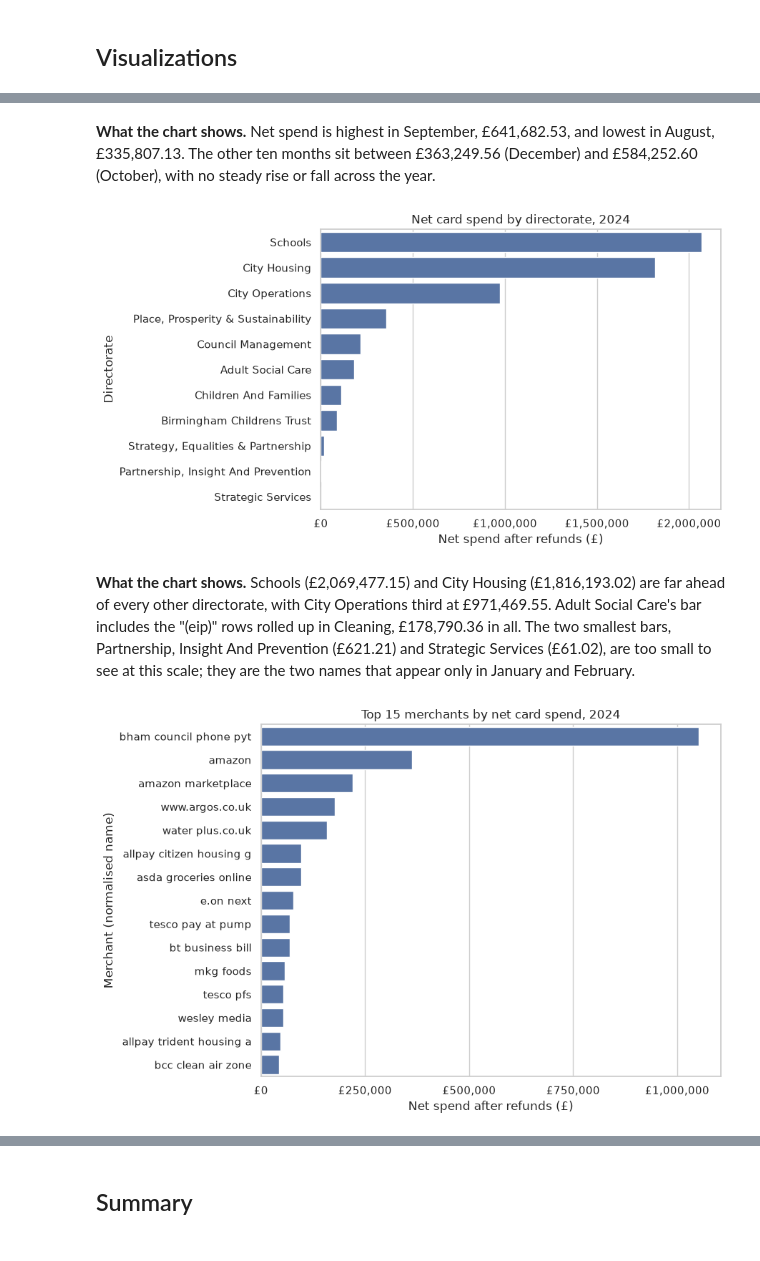
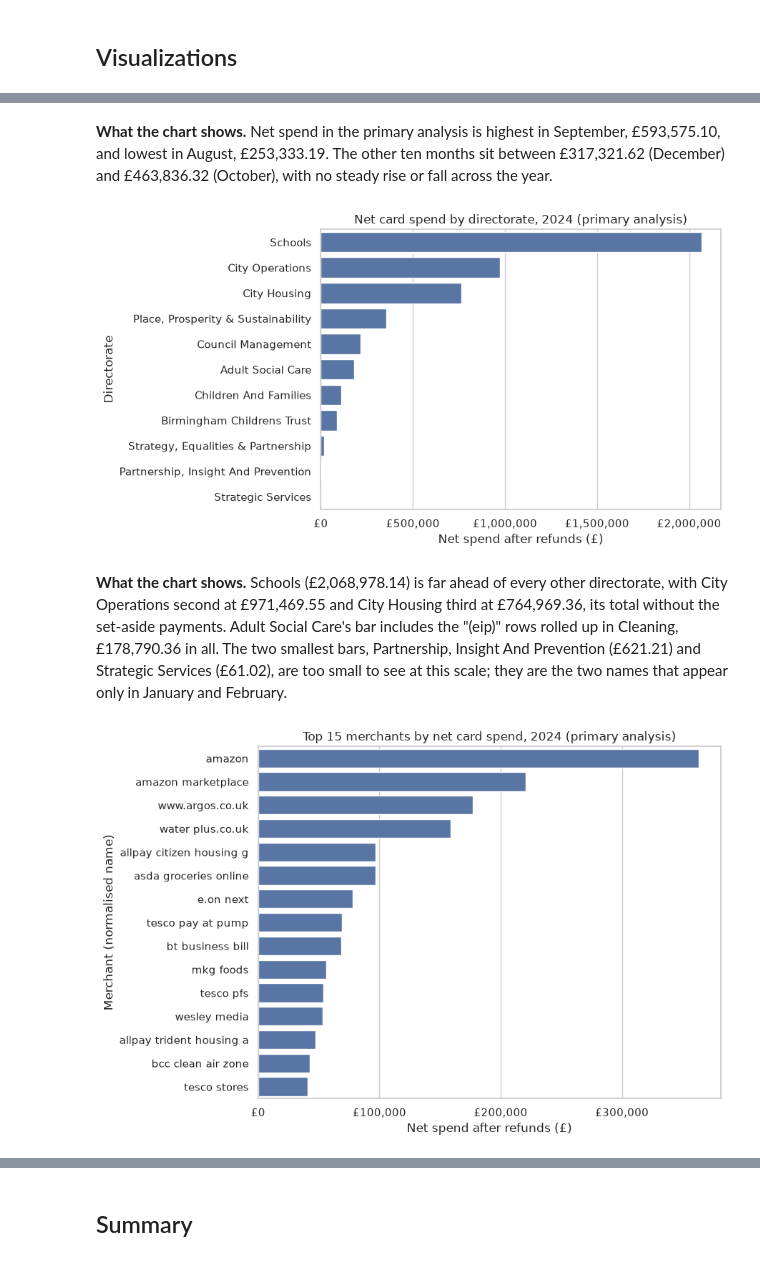
Before and after one commit to PaddyGilliland1/ai-programming-foundations-project, a Jupyter notebook: data_workflow.ipynb, the cells around one changed output, grey strips where cells are left out. Drawn from its saved outputs; the diff is of its cells as text; code cells hidden in the pictures.

Commit message:
Set aside unexplained council phone payments from the primary analysis

```diff
--- a/data_workflow.ipynb
+++ b/data_workflow.ipynb
@@ -491,12 +648,36 @@ def summarise_spend(
     summary["refund_share_pct"] = summary["refund_share_pct"] * 100
     return summary.sort_values("net_total", ascending=False)
 # %%
-spend = clean.assign(month=clean["transaction_date"].dt.strftime("%Y-%m"))
+spend = screened.assign(
+    month=screened["transaction_date"].dt.strftime("%Y-%m")
+)
+# Everything from here on is summarised from the primary analysis rows.
+primary = spend[spend["in_primary_analysis"]]
+set_aside = spend[~spend["in_primary_analysis"]]
 
-print(f"Total net spend in 2024: £{spend['amount_gbp'].sum():,.2f}")
-print(f"Transactions: {len(spend):,}")
+published = spend["amount_gbp"].sum()
+analysed = primary["amount_gbp"].sum()
+aside = set_aside["amount_gbp"].sum()
+print(
+    f"Net spend in the published file: £{published:,.2f} "
+    f"from {len(spend):,} transactions"
+)
+print(
+    f"Net spend in the primary analysis: £{analysed:,.2f} "
+    f"from {len(primary):,} transactions"
+)
+print(
+    f"Set aside: £{aside:,.2f} from {len(set_aside):,} transactions "
+    f"({aside / published:.2%} of the published net spend)"
+)
 refunds = spend["is_refund"]
-print(f"Refunds: {refunds.sum():,} ({refunds.mean():.2%} of transactions)")
+print(
+    f"Refunds in the published file: {refunds.sum():,} "
+    f"({refunds.mean():.2%} of transactions)"
+)
 non_gbp = spend["is_non_gbp"]
-print(f"Non-GBP transactions: {non_gbp.sum():,} ({non_gbp.mean():.2%})")
+print(
+    f"Non-GBP transactions in the published file: {non_gbp.sum():,} "
+    f"({non_gbp.mean():.2%})"
+)
 # %% [output]
@@ -546,5 +748,5 @@ September has the highest net spend, £641,682.53 from 4,776 transactions, and A
 # %%
-top_merchants = summarise_spend(spend, "merchant_name").head(15)
+top_merchants = summarise_spend(primary, "merchant_name").head(15)
 top_merchants
 # %% [output]
 |  | net_total | transactions | median_transaction | refund_share_pct |
@@ -635,24 +837,24 @@ plt.show()
 # %% [markdown]
-**What the chart shows.** Net spend is highest in September, £641,682.53, and lowest in August, £335,807.13. The other ten months sit between £363,249.56 (December) and £584,252.60 (October), with no steady rise or fall across the year.
+**What the chart shows.** Net spend in the primary analysis is highest in September, £593,575.10, and lowest in August, £253,333.19. The other ten months sit between £317,321.62 (December) and £463,836.32 (October), with no steady rise or fall across the year.
 # %%
 plot_net_spend(
     by_directorate,
-    "Net card spend by directorate, 2024",
+    "Net card spend by directorate, 2024 (primary analysis)",
     "Directorate",
 )
 plt.show()
 # %% [output]
-[figure, old version]
+[figure, new version]
 # %% [markdown]
-**What the chart shows.** Schools (£2,069,477.15) and City Housing (£1,816,193.02) are far ahead of every other directorate, with City Operations third at £971,469.55. Adult Social Care's bar includes the "(eip)" rows rolled up in Cleaning, £178,790.36 in all. The two smallest bars, Partnership, Insight And Prevention (£621.21) and Strategic Services (£61.02), are too small to see at this scale; they are the two names that appear only in January and February.
+**What the chart shows.** Schools (£2,068,978.14) is far ahead of every other directorate, with City Operations second at £971,469.55 and City Housing third at £764,969.36, its total without the set-aside payments. Adult Social Care's bar includes the "(eip)" rows rolled up in Cleaning, £178,790.36 in all. The two smallest bars, Partnership, Insight And Prevention (£621.21) and Strategic Services (£61.02), are too small to see at this scale; they are the two names that appear only in January and February.
 # %%
 plot_net_spend(
     top_merchants,
-    "Top 15 merchants by net card spend, 2024",
+    "Top 15 merchants by net card spend, 2024 (primary analysis)",
     "Merchant (normalised name)",
     figsize=(9, 6),
 )
 plt.show()
 # %% [output]
-[figure, old version]
+[figure, new version]
 # %% [markdown]
```
Also changed, not shown: parts of 21 cells of this notebook, 1 other file.
